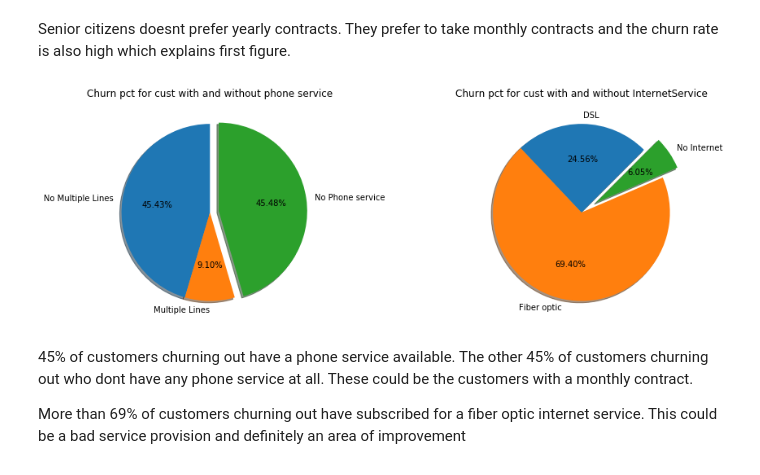
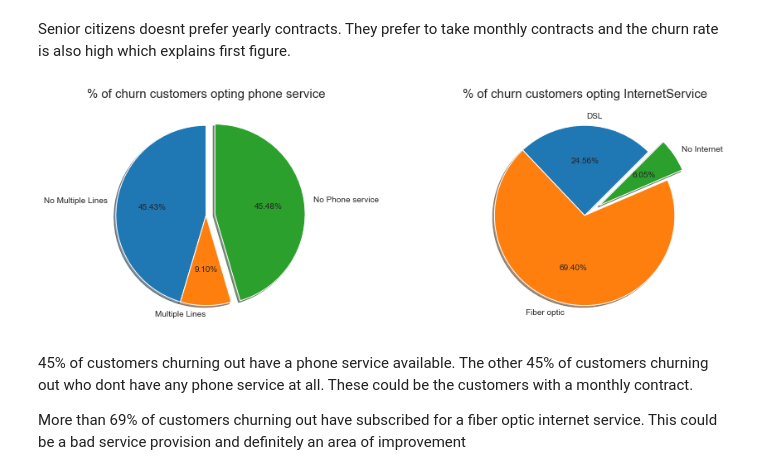
Before and after one commit to KanduriR/Kaggle-Telco-Customer-Churn, a Jupyter notebook: Telecomm Churn - EDA.ipynb, the cells around one changed output. Saved outputs shown, nothing was run; the diff lists cells and outputs as text; code cells hidden in the pictures.

```diff
--- a/Telecomm Churn - EDA.ipynb
+++ b/Telecomm Churn - EDA.ipynb
@@ -35,7 +35,7 @@ def load_clean_data(filepath):
         print('\n\nNo null entries in the data')
 
     print("\nHere's some sample data for you ::\n ")
-    display(df)
+    display(df.head(15))
     return df
 
 
@@ -85,13 +101,16 @@ data['Churn'] = np.where(data['Churn']=='Yes',1,0)
 # %%
 fig, ax = plt.subplots(2,2, figsize=(10,10), sharey=True)
 
-plt.suptitle('Num of churned customers for diff customer charectaristic',fontsize=12)
+sns.set_style(style="whitegrid")
+
+plt.suptitle('Num of churned customers for diff customer charectaristic',fontsize=17)
 
 for axes,x in zip(ax.flatten(),['Gender','Seniorcitizen','Partner','Dependents']):
-    sns.barplot(x=x, y='Churn',data=data,ax=axes, estimator=sum,)
-    axes.set_title('{} vs Churn'.format(x))
+    sns.barplot(x=x, y='Churn',data=data,ax=axes, estimator=sum)
+    axes.set_title('{} vs Churn'.format(x), fontsize = 14)
+    axes.set_xlabel(x,fontsize=12)
+    axes.set_ylabel('Churn', fontsize=12)
     #axes.annotate(str(data.query('Churn==1').x.value_counts()[0]), (0,))
 
-
 plt.show()
 # %% [output]
@@ -190,22 +198,18 @@ churn_df= data.query("Churn==1")
 # %%
 plt.figure(figsize=(15,5))
 
 plt.subplot(1,2,1)
-plt.pie(churn_df.groupby('MultipleLines').size(),labels=['No Multiple Lines','Multiple Lines','No Phone service'],shadow=True,
+plt.pie(churn_df.groupby('Multiplelines').size(),labels=['No Multiple Lines','Multiple Lines','No Phone service'],shadow=True,
         autopct = '%1.2f%%',startangle=90,explode=(0,0,0.1))
-plt.title('Churn pct for cust opting phone service')
+plt.title('% of churn customers opting phone service',fontsize=15)
 
 plt.subplot(1,2,2)
-plt.pie(churn_df.groupby('InternetService').size(), labels=['DSL','Fiber optic','No Internet'], shadow=True,
+plt.pie(churn_df.groupby('Internetservice').size(), labels=['DSL','Fiber optic','No Internet'], shadow=True,
        autopct='%1.2f%%',startangle = 45, explode= (0,0,0.2))
-plt.title('Churn pct for cust opting InternetService')
+plt.title('% of churn customers opting InternetService',fontsize=15)
 plt.show()
-
-plt.subplot()
-
-plt.pie
 # %% [output]
-[figure, old version]
+[figure, new version]
 # %% [markdown]
 45% of customers churning out have a phone service available. The other 45% of customers churning out who dont have any phone service at all. These could be the customers with a monthly contract.
 
```
Also changed, not shown: parts of 16 cells of this notebook, 1 other file.
